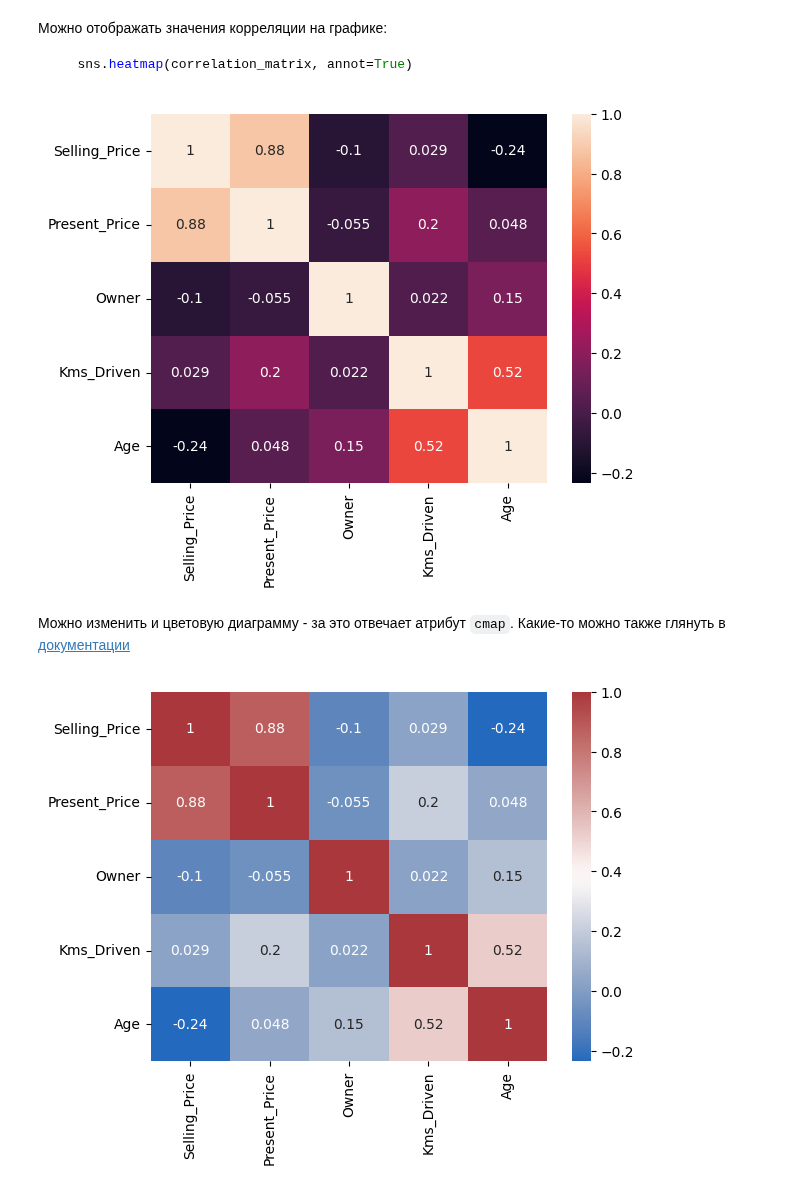
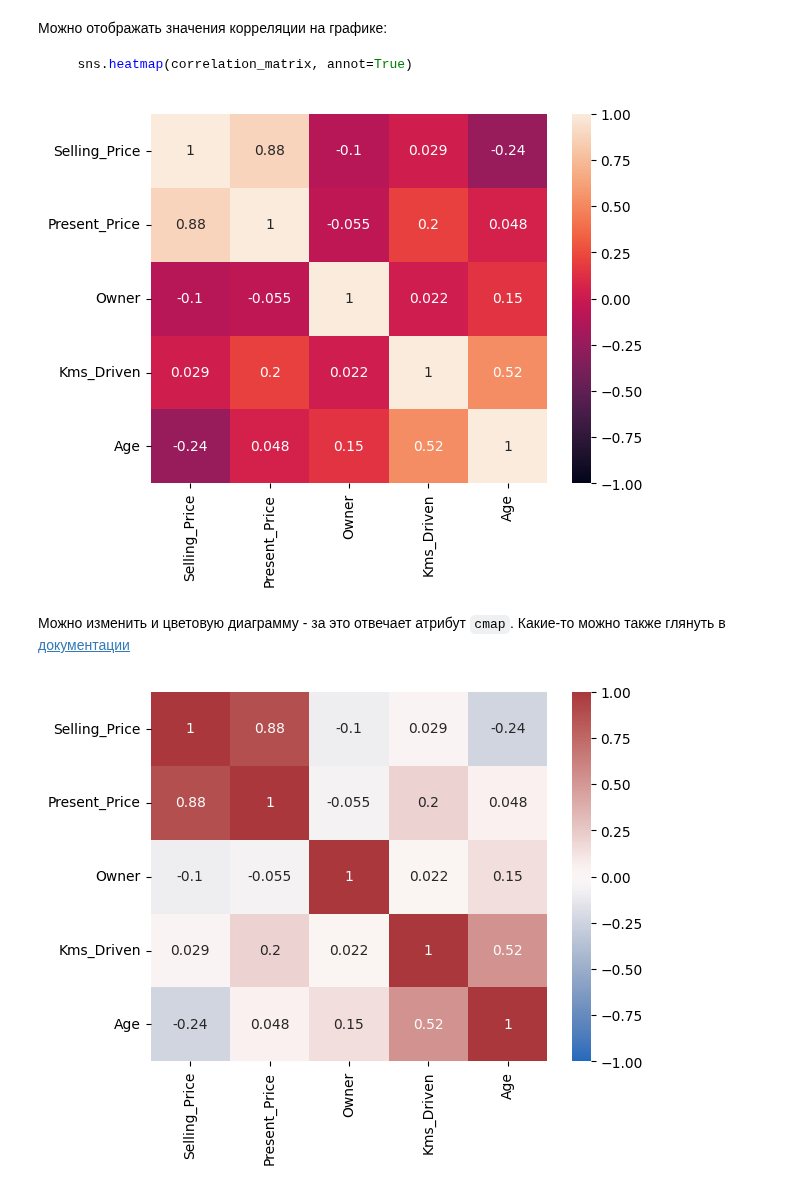
Before and after one commit to ksumarshmallow/Data-Analysis-Media-24, a Jupyter notebook: Seminars/Sem8/Sem8.ipynb, the cells around one changed output. Drawn from its saved outputs; the diff is of its cells as text; code cells hidden in the pictures.

````diff
--- a/Seminars/Sem8/Sem8.ipynb
+++ b/Seminars/Sem8/Sem8.ipynb
@@ -161,12 +197,12 @@ sns.heatmap(corr_matrix);
     sns.heatmap(correlation_matrix, annot=True)
 ```
 # %%
-sns.heatmap(corr_matrix, annot=True);
+sns.heatmap(corr_matrix, vmin=-1, vmax=1, annot=True);
 # %% [output]
-[figure, old version]
+[figure, new version]
 # %% [markdown]
 Можно изменить и цветовую диаграмму - за это отвечает атрибут `cmap`. Какие-то можно также глянуть в [документации](https://seaborn.pydata.org/tutorial/color_palettes.html)
 # %%
-sns.heatmap(corr_matrix, annot=True, cmap='vlag');
+sns.heatmap(corr_matrix, annot=True, cmap='vlag', vmin=-1, vmax=1);
 # %% [output]
-[figure, old version]
+[figure, new version]
````
Also changed, not shown: parts of 10 cells of this notebook.
